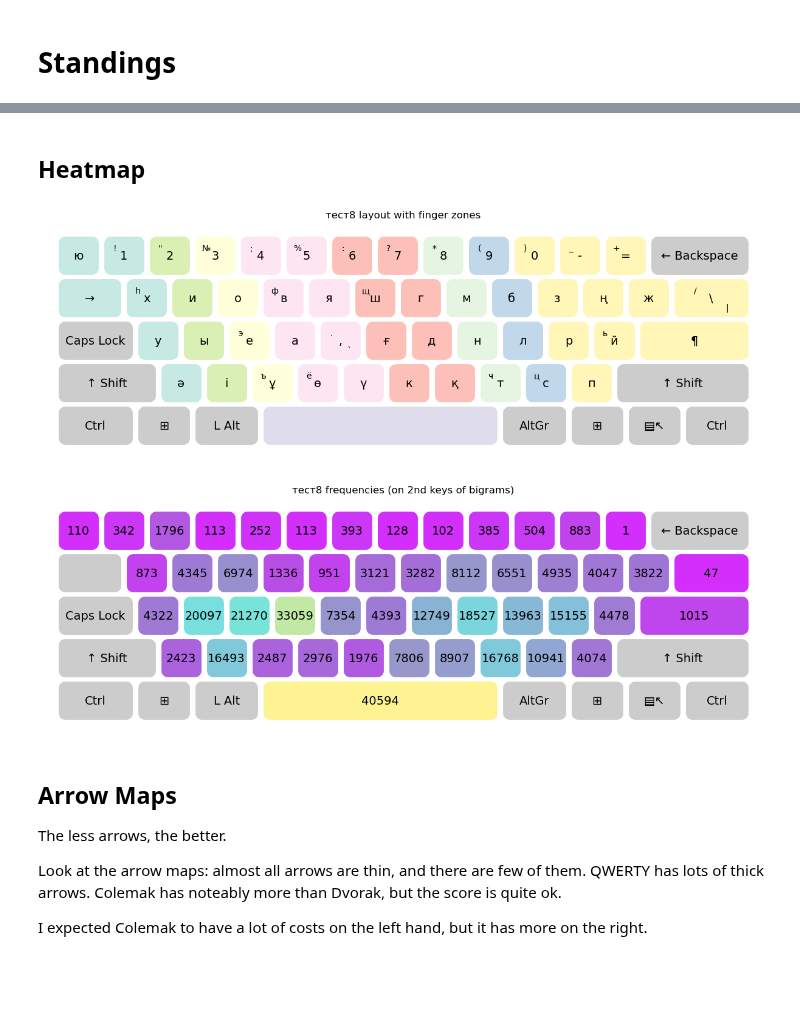
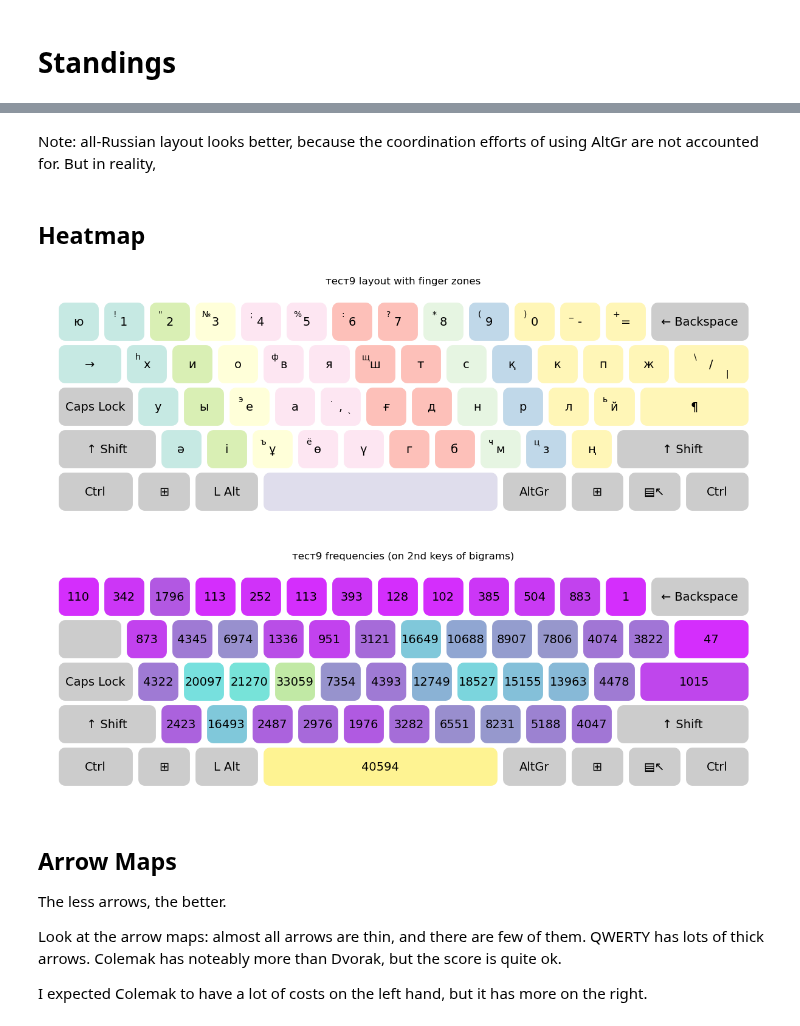
Before and after one commit to culebron/rus-layout-opt, a Jupyter notebook: Kazakh Example.ipynb, the cells around one changed output, grey strips where cells are left out. Saved outputs shown, nothing was run; the diff lists cells and outputs as text; code cells hidden in the pictures; blank space fills up the shorter version.

Commit message:
trying to improve kazakh layout

```diff
--- a/Kazakh Example.ipynb
+++ b/Kazakh Example.ipynb
@@ -301,8 +321,2 @@ Dvorak layout is still the best, if we weigh bigrams seriously. Colemak was a mi
-# %% [markdown]
-## Heatmap
-# %%
-res['тест8'].layout.display('finger')
-res['тест8'].display('freq')
-# %% [output]
-[figure, removed]
-[figure, removed]
+# %% [markdown]
+Note: all-Russian layout looks better, because the coordination efforts of using AltGr are not accounted for. But in reality,
@@ -309,3 +325,11 @@ res['тест8'].display('freq')
+# %% [markdown]
+## Heatmap
+# %%
+res[key].layout.display('finger')
+res[key].display('freq')
+# %% [output]
+[figure, added]
+[figure, added]
 # %% [markdown]
 ## Arrow Maps
 
```
Also changed, not shown: parts of 10 cells of this notebook, 1 other file.
